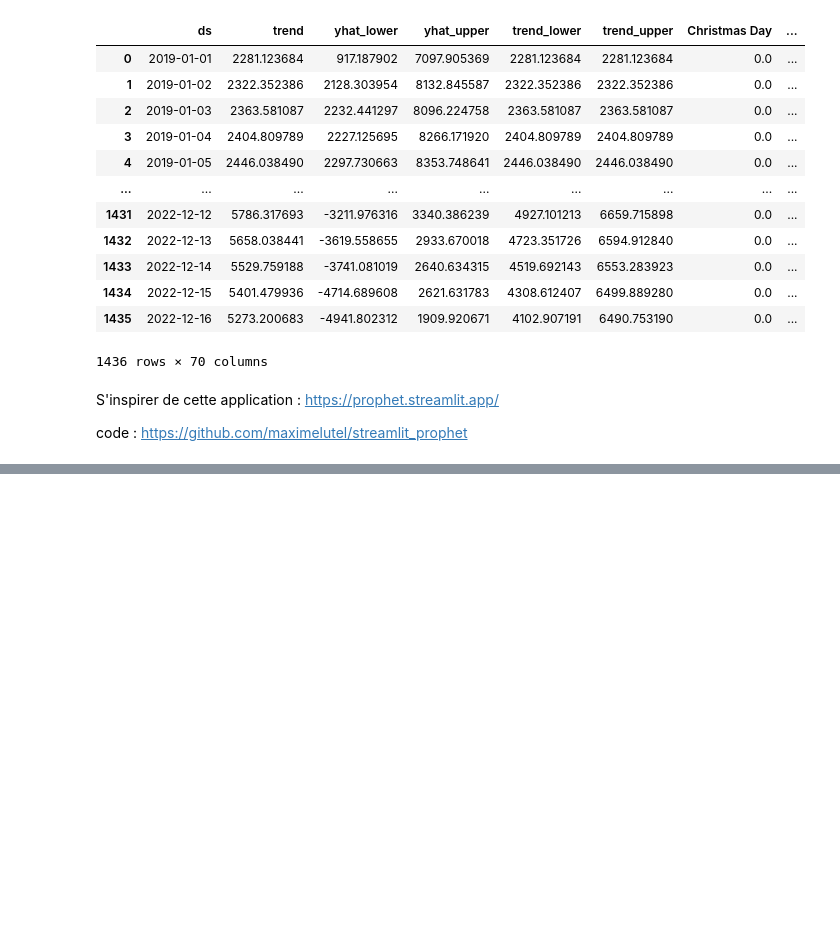
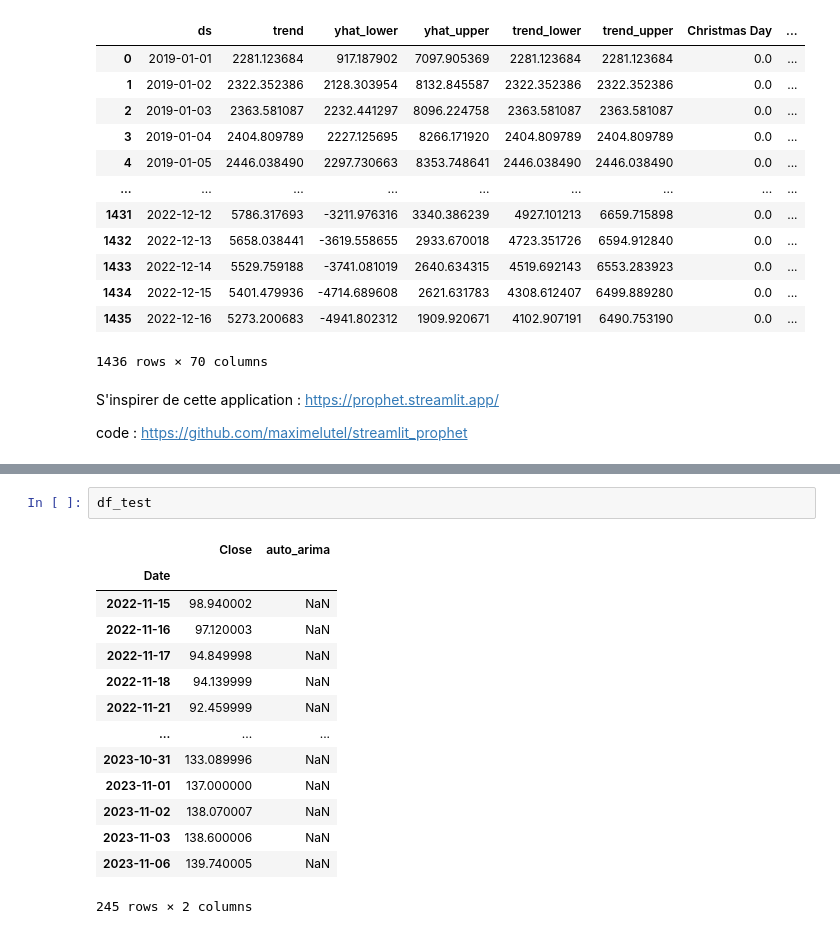
Before and after one commit to JosueAfouda/FinanceAPP, a Jupyter notebook: essai.ipynb, the cells around one changed output, grey strips where cells are left out. Cells and saved outputs as stored; diff of their text form; blank space fills up the shorter version.

```diff
--- a/essai.ipynb
+++ b/essai.ipynb
@@ -718,0 +892,17 @@ code : https://github.com/maximelutel/streamlit_prophet
+# %%
+df_test
+# %% [output]
+|  | Close | auto_arima |
+| Date |  |  |
+| 2022-11-15 | 98.940002 | NaN |
+| 2022-11-16 | 97.120003 | NaN |
+| 2022-11-17 | 94.849998 | NaN |
+| 2022-11-18 | 94.139999 | NaN |
+| 2022-11-21 | 92.459999 | NaN |
+| ... | ... | ... |
+| 2023-10-31 | 133.089996 | NaN |
+| 2023-11-01 | 137.000000 | NaN |
+| 2023-11-02 | 138.070007 | NaN |
+| 2023-11-03 | 138.600006 | NaN |
+| 2023-11-06 | 139.740005 | NaN |
+245 rows × 2 columns
```
Also changed, not shown: parts of 23 cells of this notebook, 5 other files.
